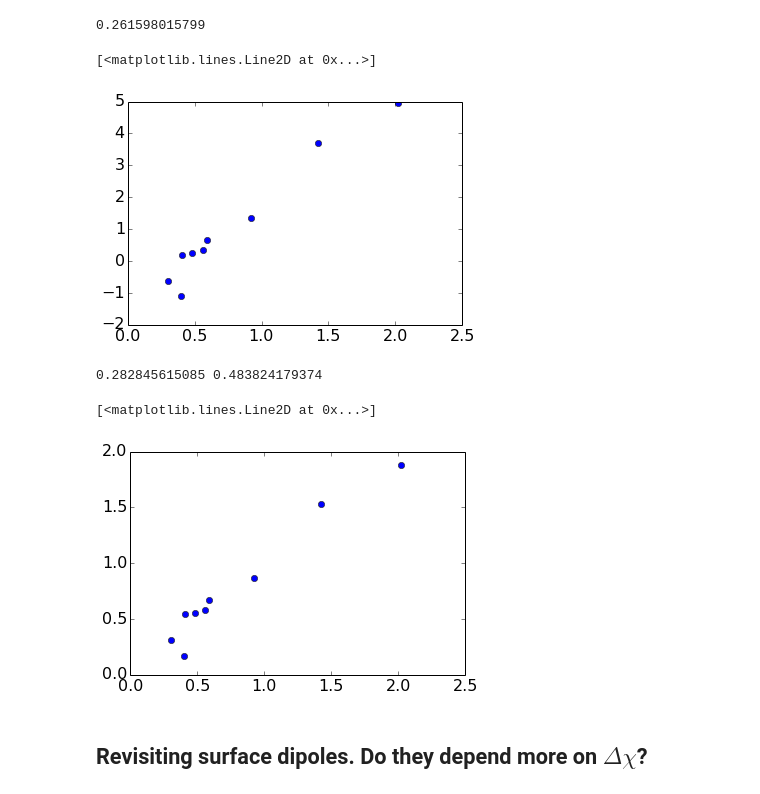
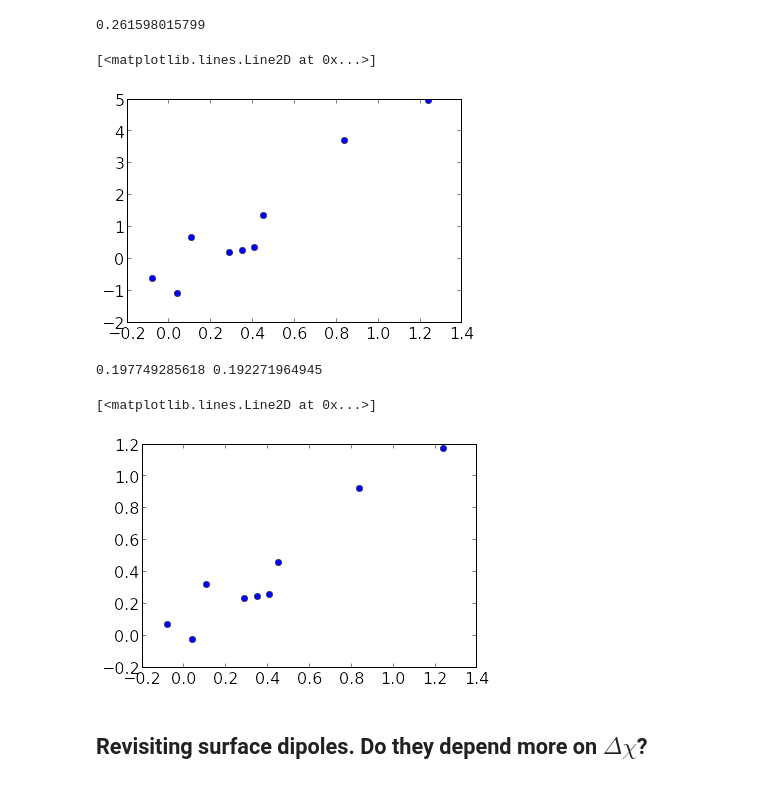
Before and after one commit to keeeto/fitting, a Jupyter notebook: Untitled.ipynb, the cells around one changed output. Saved outputs shown, nothing was run; the diff lists cells and outputs as text; code cells hidden in the pictures.

```diff
--- a/Untitled.ipynb
+++ b/Untitled.ipynb
@@ -532,23 +572,23 @@ print (2.30 - 0.5*D) - (1.54 + 0.5*D)
 # %%
 estimated_offsets = [3.687,4.95,-0.62,0.34,-1.11,0.20,1.35,0.65,0.26]
 # %%
-plt.plot(slabC,estimated_offsets,'o')
+plt.plot(slab,estimated_offsets,'o')
 # %% [output]
 [<matplotlib.lines.Line2D at 0x...>]
-[figure, old version]
+[figure, new version]
 # %%
-slope_offsets, intercept_offsets, r_value, p_value, std_err = stats.linregress(estimated_offsets,slabC)
+slope_offsets, intercept_offsets, r_value, p_value, std_err = stats.linregress(estimated_offsets,slab)
 print slope_offsets, intercept_offsets
 # %% [output]
-0.282845615085 0.483824179374
+0.197749285618 0.192271964945
 # %%
 corrected_offsets = []
 for element in estimated_offsets:
     corrected_offsets.append(slope_offsets*element+intercept_offsets)
-plt.plot(slabC, corrected_offsets,'o')
+plt.plot(slab, corrected_offsets,'o')
 # %% [output]
 [<matplotlib.lines.Line2D at 0x...>]
-[figure, old version]
+[figure, new version]
 # %% [markdown]
 ## Revisiting surface dipoles. Do they depend more on $\Delta \chi$?
 # %%
```
Also changed, not shown: parts of 22 cells of this notebook.
